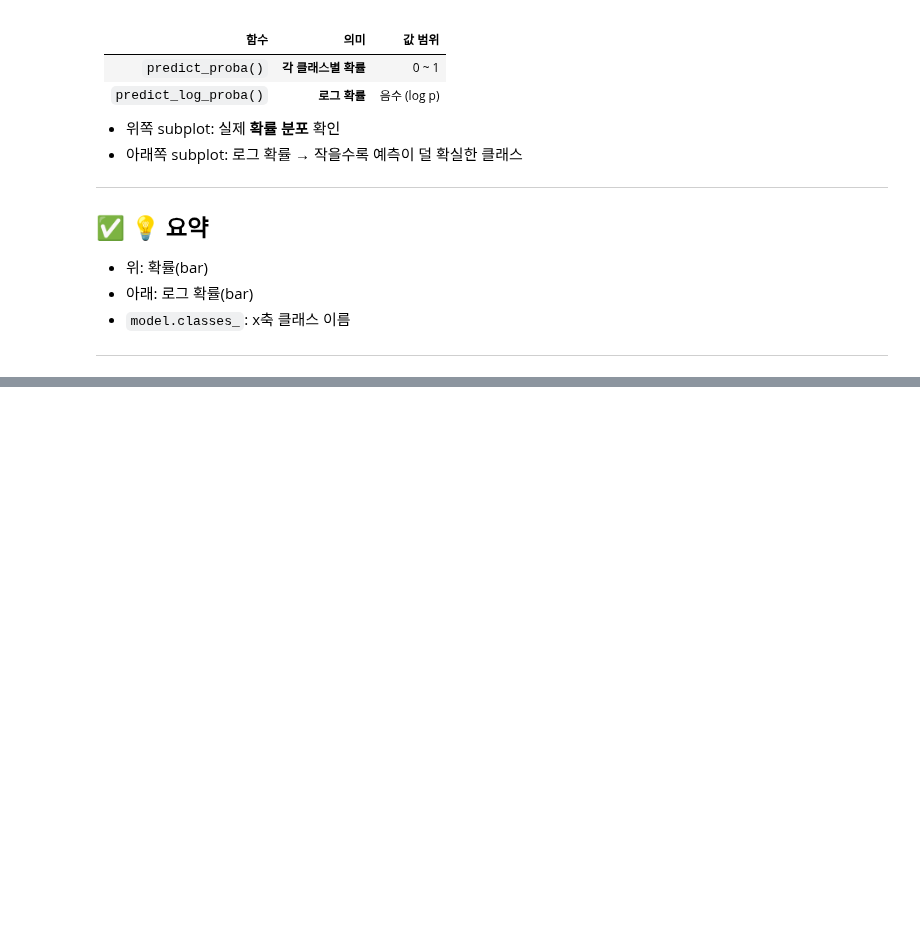
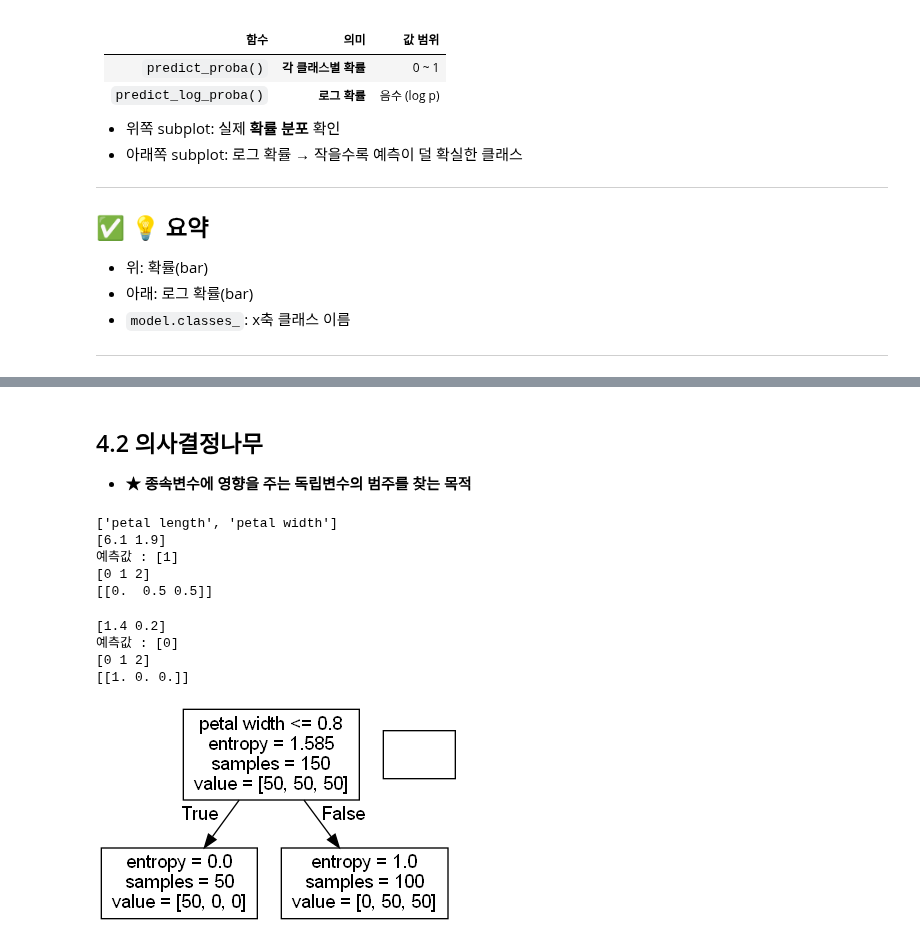
Before and after one commit to onizuka-38/ai_x, a Jupyter notebook: source/10_MachineLearning/ch3_분류분석.ipynb, the cells around one changed output, grey strips where cells are left out. Saved outputs shown, nothing was run; the diff lists cells and outputs as text; code cells hidden in the pictures; blank space fills up the shorter version.

```diff
--- a/source/10_MachineLearning/ch3_분류분석.ipynb
+++ b/source/10_MachineLearning/ch3_분류분석.ipynb
@@ -247,0 +282,55 @@ def draw_decision_tree(model, feature_names):
+# %% [markdown]
+## 4.2 의사결정나무
+- **★ 종속변수에 영향을 주는 독립변수의 범주를 찾는 목적**
+# %%
+from sklearn.datasets import load_iris
+data = load_iris()
+X = data.data[:, 2:] # 2번째, 3번째 열만
+y = data.target
+feature_names = [name[:-5] for name in data.feature_names[2:]]
+print(feature_names)
+
+# 모형 생성
+from sklearn.tree import DecisionTreeClassifier
+dt_model = DecisionTreeClassifier(criterion="entropy", # 분류품질 기준
+                                 max_depth=1,
+                                 random_state=0)
+dt_model.fit(X, y) # depth가 1이라 성능이 좋지 않을 예정
+print(X[130])
+test_x = [[6.1, 1.9]]
+print('예측값 :', dt_model.predict(test_x))
+print(dt_model.classes_)
+print(dt_model.predict_proba(test_x))
+# %% [output]
+['petal length', 'petal width']
+[6.1 1.9]
+예측값 : [1]
+[0 1 2]
+[[0.  0.5 0.5]]
+# %%
+print(X[0])
+test_x = [[1.4, 0.2]]
+print('예측값 :', dt_model.predict(test_x))
+print(dt_model.classes_)
+print(dt_model.predict_proba(test_x))
+# %% [output]
+[1.4 0.2]
+예측값 : [0]
+[0 1 2]
+[[1. 0. 0.]]
+# %%
+# 분류모형의 시각화
+import io
+from sklearn.tree import export_graphviz
+import pydot
+from IPython.core.display import Image
+
+def draw_decision_tree(model, feature_names):
+    dot_buf = io.StringIO()
+    export_graphviz(model, out_file=dot_buf, feature_names=feature_names)
+    graph = pydot.graph_from_dot_data(dot_buf.getvalue())[0]
+    image = graph.create_png()
+    return Image(image)
+draw_decision_tree(dt_model, feature_names=feature_names)
+# %% [output]
+[figure, added]
```
Also changed, not shown: parts of 22 cells of this notebook.
